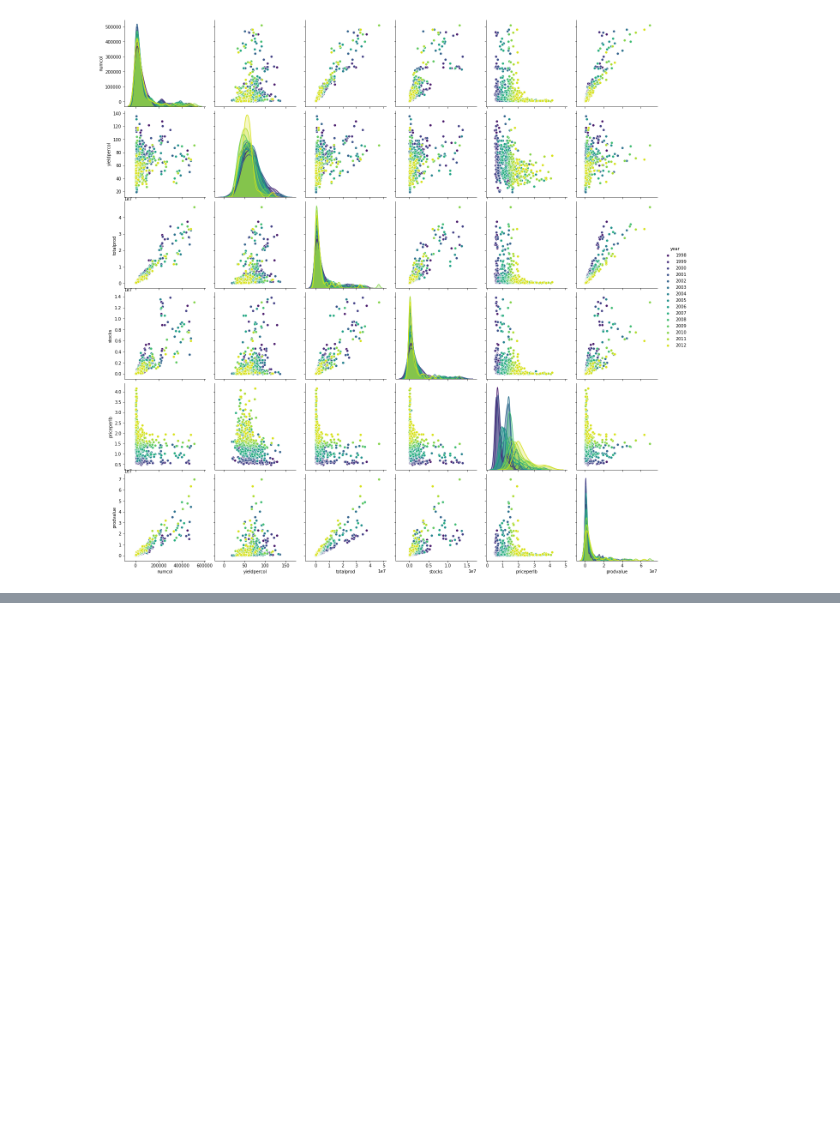
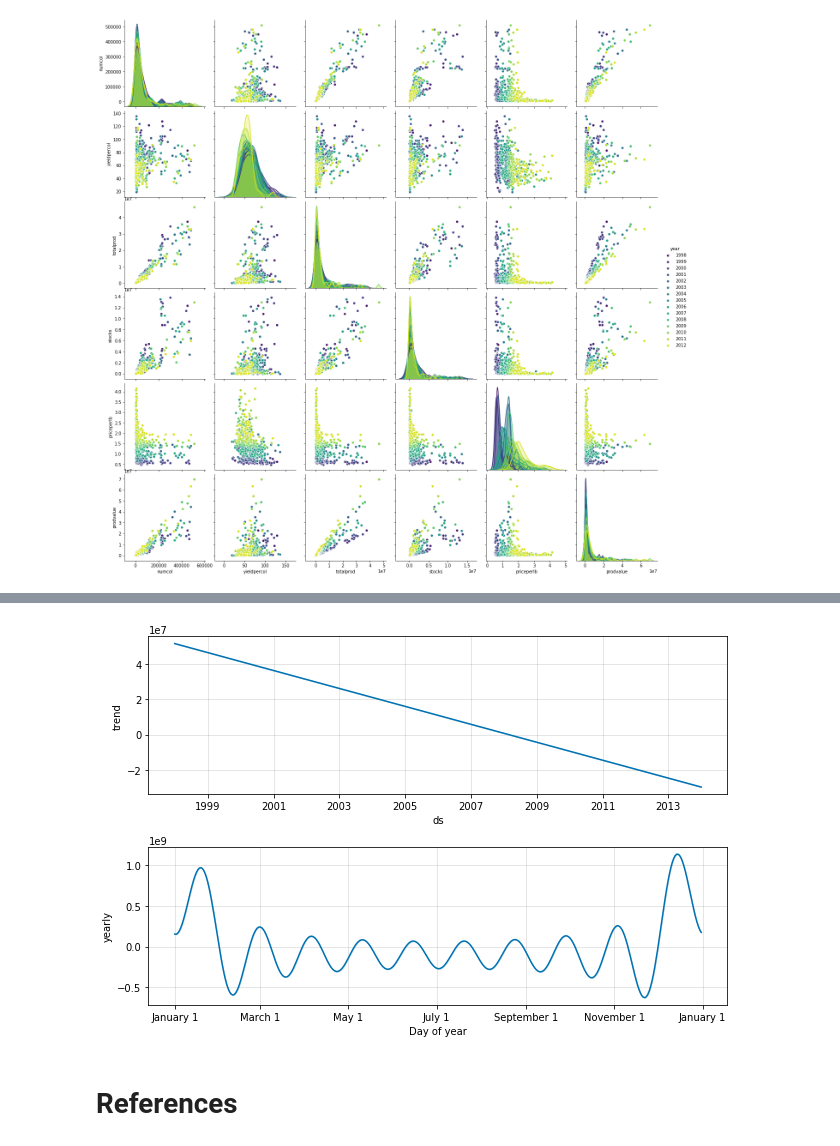
Before and after one commit to nonoumasy/honey-bee-production-1998-2012, a Jupyter notebook: Honey_Bee_Production_19989_2012.ipynb, the cells around one changed output, grey strips where cells are left out. Cells and saved outputs as stored; diff of their text form; code cells hidden in the pictures; blank space fills up the shorter version.

```diff
--- a/Honey_Bee_Production_19989_2012.ipynb
+++ b/Honey_Bee_Production_19989_2012.ipynb
@@ -215,0 +389,7 @@ df.drop()
+# %%
+#plot components
+m.plot_components(forecast);
+# %% [output]
+[figure, added]
+# %% [markdown]
+# References
```
Also changed, not shown: parts of 37 cells of this notebook.
